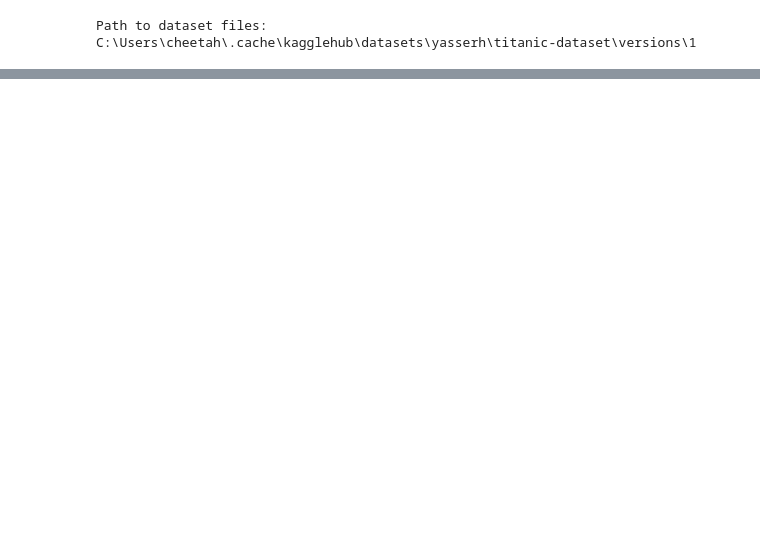
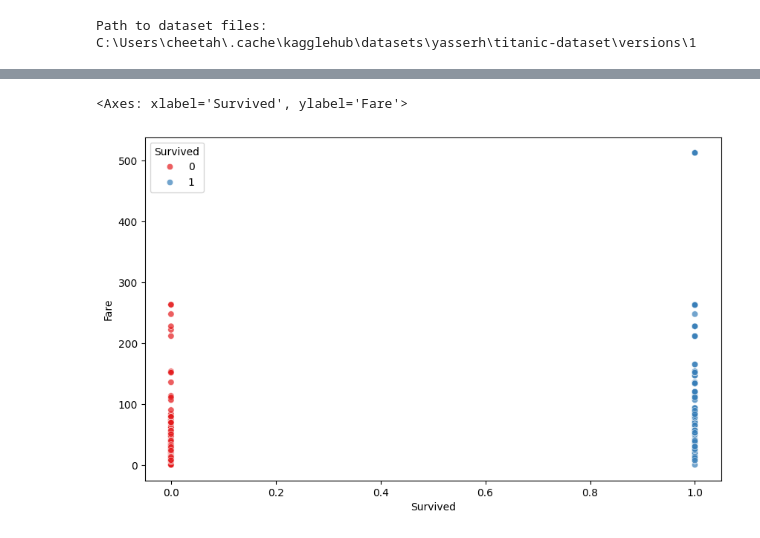
Before and after one commit to Cheetah555V2/Pandas-matplotlib-seaborn-for-data-analysis, a Jupyter notebook: main.ipynb, the cells around one changed output, grey strips where cells are left out. Saved outputs shown, nothing was run; the diff lists cells and outputs as text; code cells hidden in the pictures; blank space fills up the shorter version.

```diff
--- a/main.ipynb
+++ b/main.ipynb
@@ -34,0 +108,6 @@ Path to dataset files: C:\Users\cheetah\.cache\kagglehub\datasets\yasserh\titani
+# %%
+plt.figure(figsize=(10, 6))
+sns.scatterplot(data=df, x='Survived', y='Fare', hue='Survived', palette='Set1', alpha=0.7)
+# %% [output]
+<Axes: xlabel='Survived', ylabel='Fare'>
+[figure, added]
```
Also changed, not shown: parts of 9 cells of this notebook.
